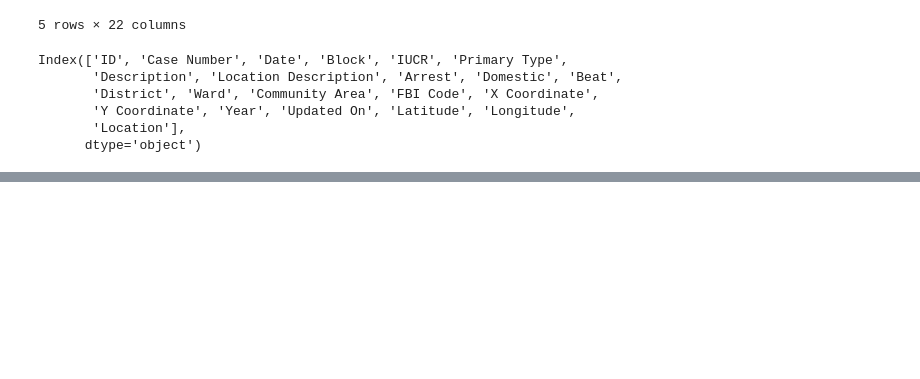
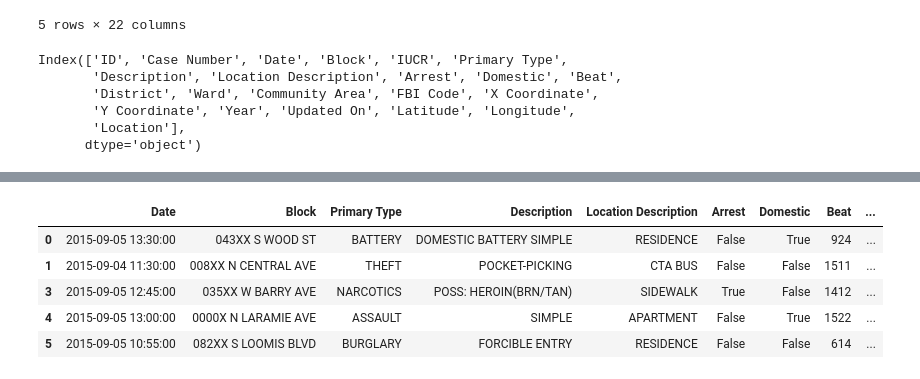
Before and after one commit to M-Hamza-Rao/Time-Base-Chicago-Crime-Rate-Predictive-Analysis, a Jupyter notebook: Crime_Rate_Analysis.ipynb, the cells around one changed output, grey strips where cells are left out. Saved outputs shown, nothing was run; the diff lists cells and outputs as text; code cells hidden in the pictures; blank space fills up the shorter version.

Commit message:
Cleaned and Processed Data

```diff
--- a/Crime_Rate_Analysis.ipynb
+++ b/Crime_Rate_Analysis.ipynb
@@ -135,3 +135,19 @@ df_cleaned.head()
 | 3 | 09/05/2015 12:45:00 PM | 035XX W BARRY AVE | NARCOTICS | POSS: HEROIN(BRN/TAN) | SIDEWALK | True | False | 1412 | ... |
 | 4 | 09/05/2015 01:00:00 PM | 0000X N LARAMIE AVE | ASSAULT | SIMPLE | APARTMENT | False | True | 1522 | ... |
 | 5 | 09/05/2015 10:55:00 AM | 082XX S LOOMIS BLVD | BURGLARY | FORCIBLE ENTRY | RESIDENCE | False | False | 614 | ... |
+# %%
+df_cleaned['Date'] = pd.to_datetime(df_cleaned['Date'])  # Convert to datetime format
+df_cleaned['Hour'] = df_cleaned['Date'].dt.hour  # Extract hour of the day
+df_cleaned['DayOfWeek'] = df_cleaned['Date'].dt.dayofweek  # Monday=0, Sunday=6
+df_cleaned['Month'] = df_cleaned['Date'].dt.month  # Extract month
+df_cleaned['Year'] = df_cleaned['Date'].dt.year  # Extract year
+df_cleaned['Weekend'] = df_cleaned['DayOfWeek'].apply(lambda x: 1 if x >= 5 else 0)  # 1 if Saturday/Sunday
+# %%
+df_cleaned.head()
+# %% [output]
+|  | Date | Block | Primary Type | Description | Location Description | Arrest | Domestic | Beat | ... |
+| 0 | 2015-09-05 13:30:00 | 043XX S WOOD ST | BATTERY | DOMESTIC BATTERY SIMPLE | RESIDENCE | False | True | 924 | ... |
+| 1 | 2015-09-04 11:30:00 | 008XX N CENTRAL AVE | THEFT | POCKET-PICKING | CTA BUS | False | False | 1511 | ... |
+| 3 | 2015-09-05 12:45:00 | 035XX W BARRY AVE | NARCOTICS | POSS: HEROIN(BRN/TAN) | SIDEWALK | True | False | 1412 | ... |
+| 4 | 2015-09-05 13:00:00 | 0000X N LARAMIE AVE | ASSAULT | SIMPLE | APARTMENT | False | True | 1522 | ... |
+| 5 | 2015-09-05 10:55:00 | 082XX S LOOMIS BLVD | BURGLARY | FORCIBLE ENTRY | RESIDENCE | False | False | 614 | ... |
```
Also changed, not shown: parts of 4 cells of this notebook.
